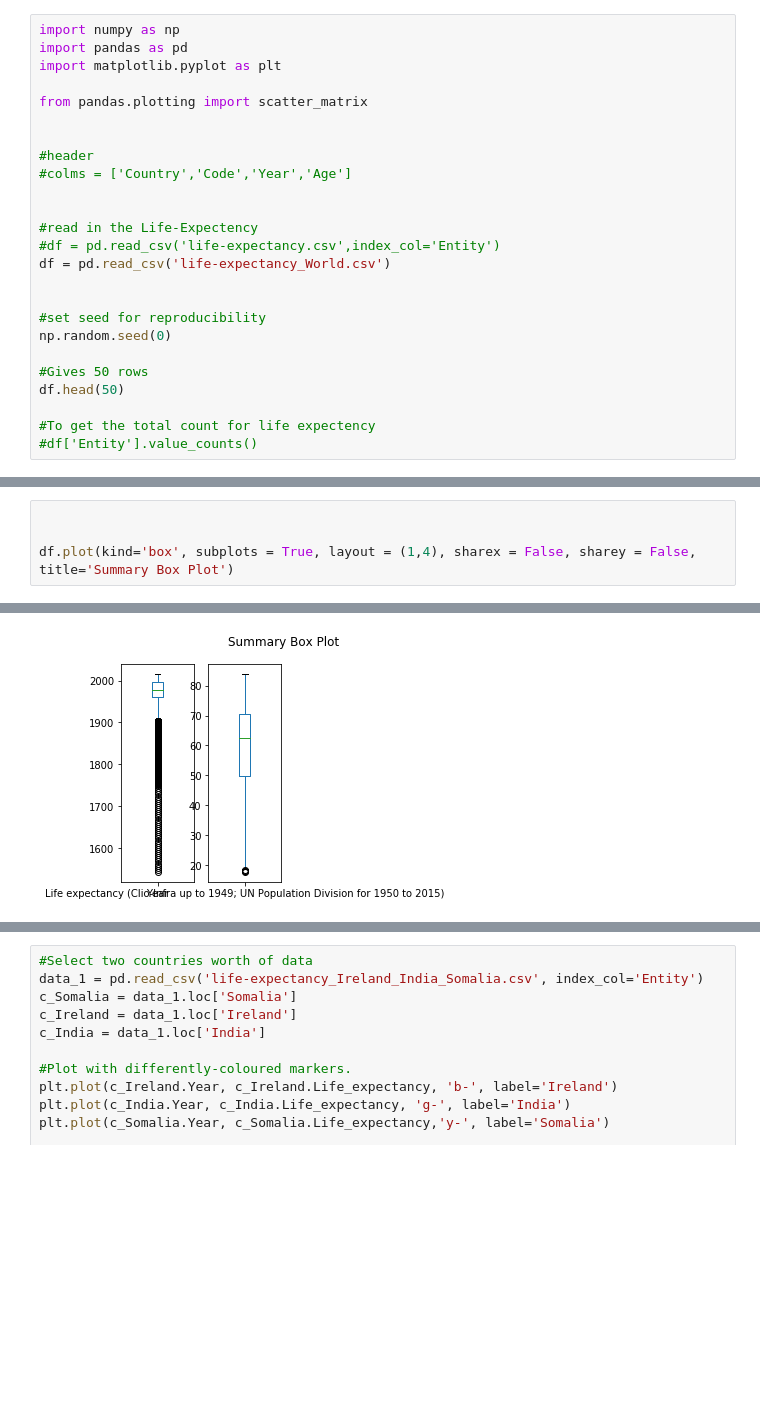
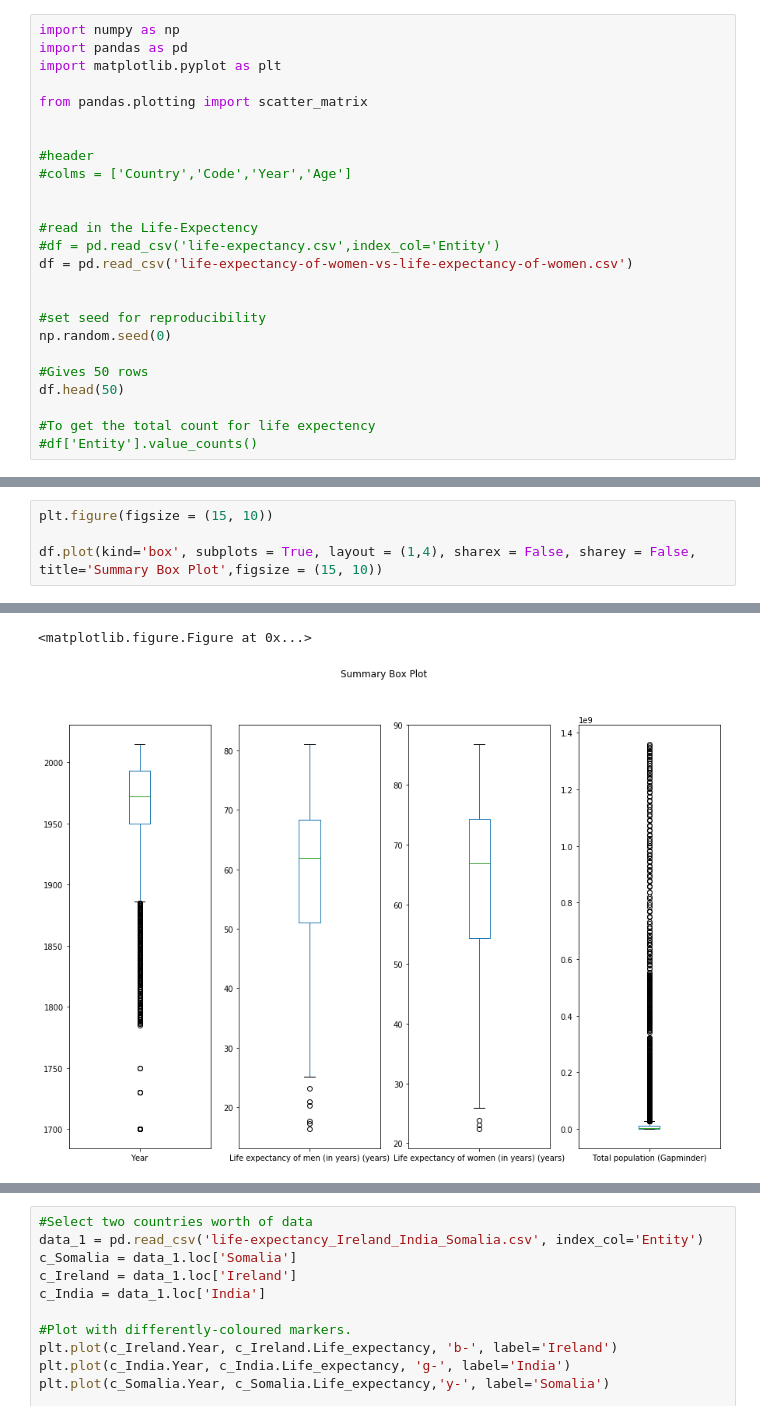
Before and after one commit to cdigap/ProgDA_Project, a Jupyter notebook: DataAnalytics_Project.ipynb, the cells around one changed output, grey strips where cells are left out. Cells and saved outputs as stored; diff of their text form; blank space fills up the shorter version.

```diff
--- a/DataAnalytics_Project.ipynb
+++ b/DataAnalytics_Project.ipynb
@@ -12,7 +12,7 @@ from pandas.plotting import scatter_matrix
 
 #read in the Life-Expectency
 #df = pd.read_csv('life-expectancy.csv',index_col='Entity')
-df = pd.read_csv('life-expectancy_World.csv')
+df = pd.read_csv('life-expectancy-of-women-vs-life-expectancy-of-women.csv')
 
 
 #set seed for reproducibility
@@ -74,5 +90,5 @@ array([[<matplotlib.axes._subplots.AxesSubplot object at 0x...>,
 # %%
+plt.figure(figsize = (15, 10))
 
-
-df.plot(kind='box', subplots = True, layout = (1,4), sharex = False, sharey = False, title='Summary Box Plot')
+df.plot(kind='box', subplots = True, layout = (1,4), sharex = False, sharey = False, title='Summary Box Plot',figsize = (15, 10))
 # %% [output]
@@ -81,4 +99,5 @@ Life expectancy (Clio-Infra up to 1949; UN Population Division for 1950 to 2015)
 dtype: object
+<matplotlib.figure.Figure at 0x...>
-[figure, old version]
+[figure, new version]
 # %%
 #Reading data for life expectency for Ireland and India
```
Also changed, not shown: parts of 17 cells of this notebook.
